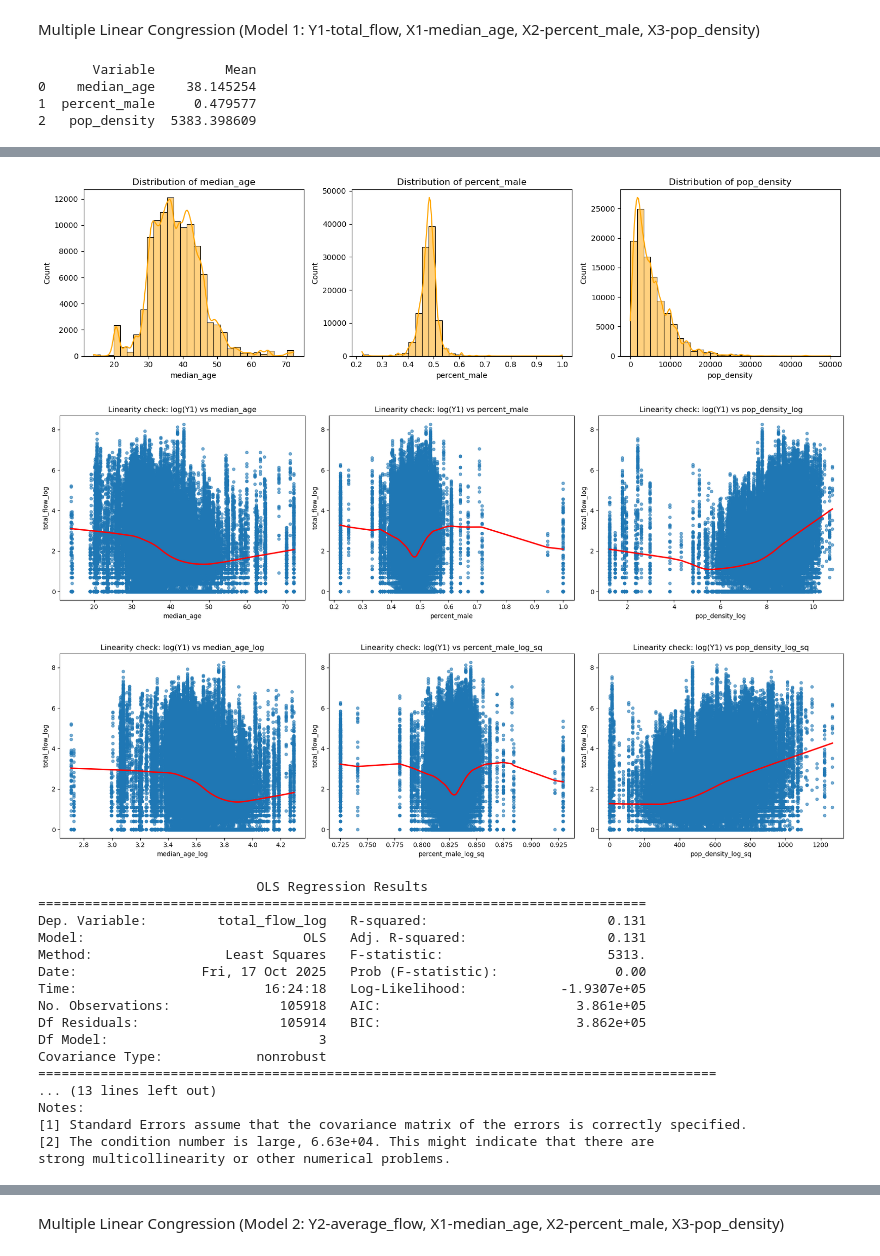
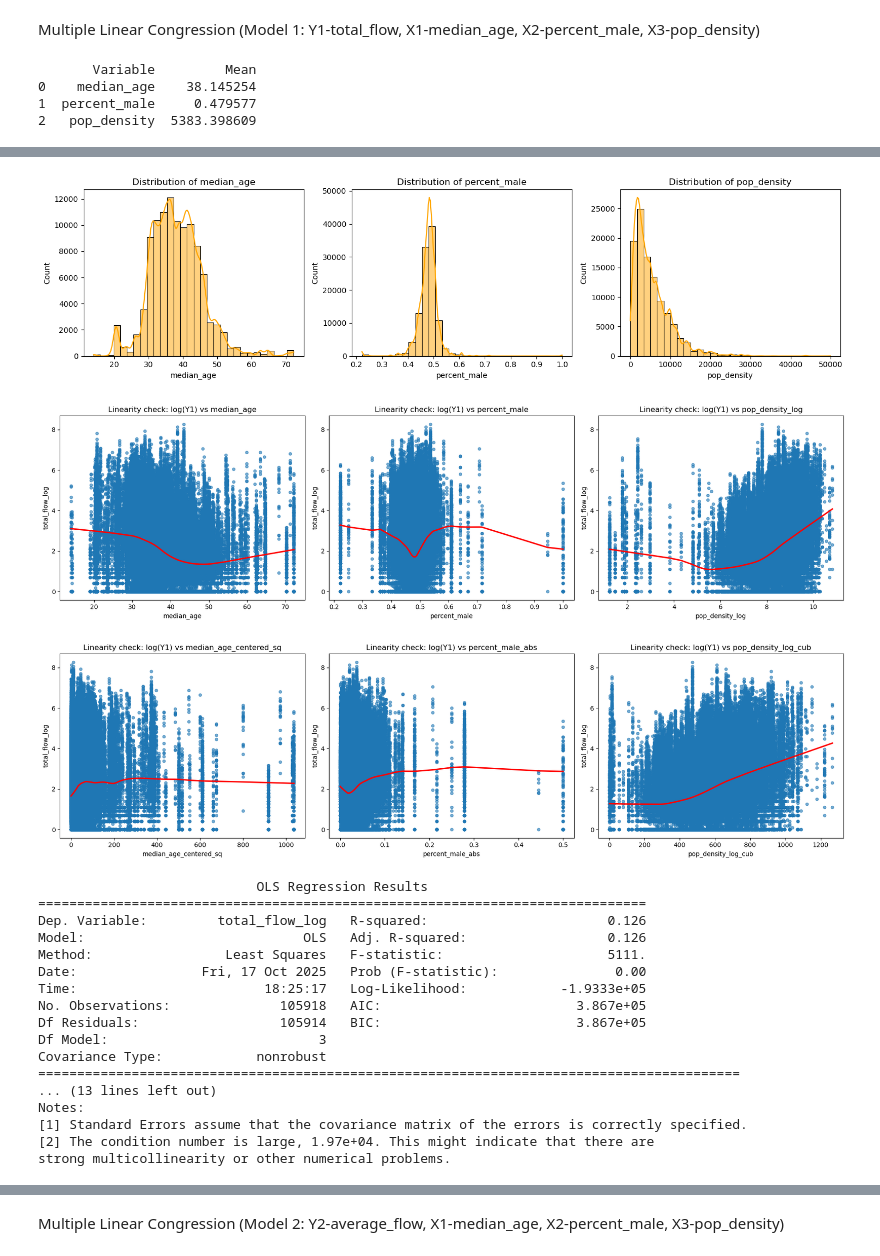
Before and after one commit to Mulhamomar/TIL6022_group10, a Jupyter notebook: TIL-6022 Bus Ridership.ipynb, the cells around one changed output, grey strips where cells are left out. Saved outputs shown, nothing was run; the diff lists cells and outputs as text; code cells hidden in the pictures.

```diff
--- a/TIL-6022 Bus Ridership.ipynb
+++ b/TIL-6022 Bus Ridership.ipynb
@@ -184,15 +184,14 @@ for i, var in enumerate(vars_to_plot):
 plt.tight_layout()
 plt.show()
 
-# 5. transform variables accordingto the results 4
-df["median_age_sq"] = np.power(df["percent_male_log"], 3)
-df["percent_male_log"] = np.log1p(df["percent_male"])
-df["percent_male_log_sq"] = np.power(df["percent_male_log"], 0.2)
-df["pop_density_log_sq"] = np.power(df["pop_density_log"], 3)
+# 5. transform variables according to the results 4
+df["median_age_centered_sq"] = np.power(df["median_age"] - 40, 2)
+df["percent_male_abs"] = np.abs(df["percent_male"] - 0.5)
+df["pop_density_log_cub"] = np.power(df["pop_density_log"], 3)
 
 # 6. check linearity again (scatter plot and regression line)
 fig, axes = plt.subplots(1, 3, figsize=(18, 5))
-vars_to_plot = ["median_age_log", "percent_male_log_sq", "pop_density_log_sq"]
+vars_to_plot = ["median_age_centered_sq", "percent_male_abs", "pop_density_log_cub"]
 
 for i, var in enumerate(vars_to_plot):
     sns.regplot(x=var, y="total_flow_log", data=df,
@@ -205,58 +204,58 @@ plt.tight_layout()
 plt.show()
 
 # 7. establish a multiple linear regression model
-X = df[["median_age", "percent_male_log_sq", "pop_density_log_sq"]]
-X = sm.add_constant(X)
+X_total = df[["median_age_centered_sq", "percent_male_abs", "pop_density_log_cub"]]
+X_total = sm.add_constant(X_total)
 Y1_log = df["total_flow_log"]
 
-model_loglog = sm.OLS(Y1_log, X).fit()
-print(model_loglog.summary())
+model_loglog1 = sm.OLS(Y1_log, X_total).fit()
+print(model_loglog1.summary())
 
 # 8. check normality (residuals: histogram and Q–Q plot)
-residuals = model_loglog.resid
-fitted = model_loglog.fittedvalues
+residuals1 = model_loglog1.resid
+fitted1 = model_loglog1.fittedvalues
 
 plt.figure(figsize=(6,4))
-sns.histplot(residuals, kde=True, color='darkblue', bins=30)
+sns.histplot(residuals1, kde=True, color='darkblue', bins=30)
 plt.title("Histogram of Residuals (log-log model)")
 plt.xlabel("Residuals")
 plt.show()
 
-sm.qqplot(residuals, line='45', fit=True)
+sm.qqplot(residuals1, line='45', fit=True)
 plt.title("QQ Plot of Residuals (log-log model)")
 plt.show()
 
 # 9. check homoscedasticity
 plt.figure(figsize=(6,4))
-sns.scatterplot(x=fitted, y=residuals, alpha=0.6)
+sns.scatterplot(x=fitted1, y=residuals1, alpha=0.6)
 plt.axhline(0, color='red', linestyle='--')
 plt.title("Residuals vs Fitted (log-log model)")
 plt.xlabel("Fitted values")
 plt.ylabel("Residuals")
 plt.show()
 # %% [output]
        Variable         Mean
 0    median_age    38.145254
 1  percent_male     0.479577
 2   pop_density  5383.398609
 [figure]
 [figure]
 [figure]
-[figure, old version]
+[figure, new version]
                             OLS Regression Results
 ==============================================================================
-Dep. Variable:         total_flow_log   R-squared:                       0.131
-Model:                            OLS   Adj. R-squared:                  0.131
-Method:                 Least Squares   F-statistic:                     5313.
+Dep. Variable:         total_flow_log   R-squared:                       0.126
+Model:                            OLS   Adj. R-squared:                  0.126
+Method:                 Least Squares   F-statistic:                     5111.
 Date:                Fri, 17 Oct 2025   Prob (F-statistic):               0.00
-Time:                        16:24:18   Log-Likelihood:            -1.9307e+05
-No. Observations:              105918   AIC:                         3.861e+05
-Df Residuals:                  105914   BIC:                         3.862e+05
+Time:                        18:25:17   Log-Likelihood:            -1.9333e+05
+No. Observations:              105918   AIC:                         3.867e+05
+Df Residuals:                  105914   BIC:                         3.867e+05
 Df Model:                           3
 Covariance Type:            nonrobust
-=======================================================================================
+==========================================================================================
 ... (13 lines left out)
 Notes:
 [1] Standard Errors assume that the covariance matrix of the errors is correctly specified.
-[2] The condition number is large, 6.63e+04. This might indicate that there are
+[2] The condition number is large, 1.97e+04. This might indicate that there are
 strong multicollinearity or other numerical problems.
```
Also changed, not shown: parts of 2 cells of this notebook.
